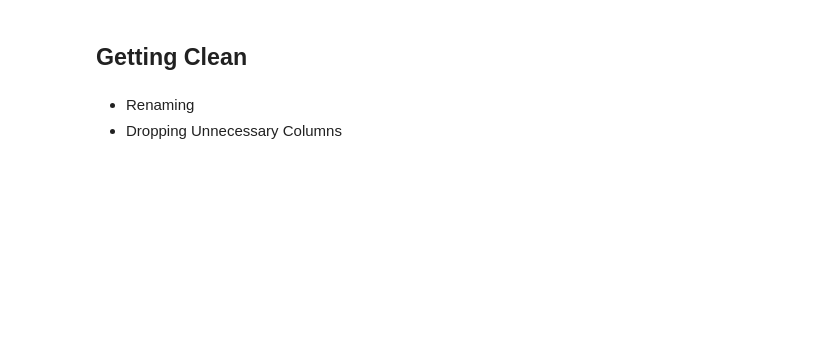
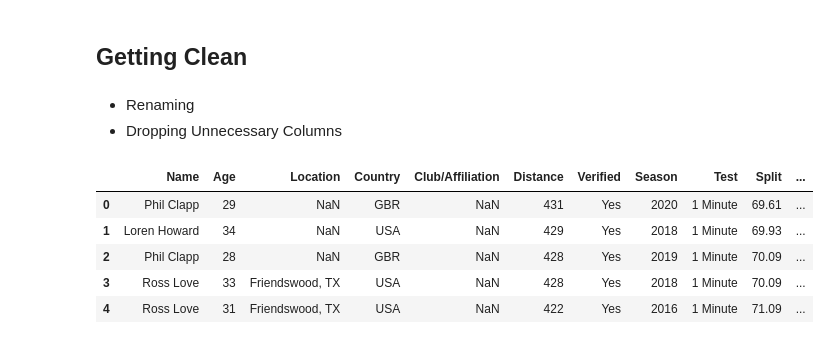
Before and after one commit to JohnShuford/FITDAT, a Jupyter notebook: Notebooks/Performance_Analysis.ipynb, the cells around one changed output. Drawn from its saved outputs; the diff is of its cells as text; code cells hidden in the pictures; blank space fills up the shorter version.

Commit message:
finishing the cleaning of the data

```diff
--- a/Notebooks/Performance_Analysis.ipynb
+++ b/Notebooks/Performance_Analysis.ipynb
@@ -12,19 +11,19 @@ import plotly.express as px
 ### CSV's
 # %%
 #import the csvs
-onemin_df = pd.read_csv('../CSVs/1min.csv')
-fourmin_df = pd.read_csv('../CSVs/4min.csv')
-thirtymin_df = pd.read_csv('../CSVs/30min.csv')
-sixtymin_df = pd.read_csv('../CSVs/60min.csv')
-onehun_df = pd.read_csv('../CSVs/100m.csv')
-fivehun_df = pd.read_csv('../CSVs/500m.csv')
-onek_df = pd.read_csv('../CSVs/1000m.csv')
-twok_df = pd.read_csv('../CSVs/2000m.csv')
-fivek_df = pd.read_csv('../CSVs/5000m.csv')
-sixk_df = pd.read_csv('../CSVs/6000m.csv')
-tenk_df = pd.read_csv('../CSVs/10000m.csv')
-halfmarathon_df = pd.read_csv('../CSVs/HalfMarathon.csv')
-marathon_df = pd.read_csv('../CSVs/Marathon.csv')
+onemin_df = pd.read_csv('../CSVs/scraped/1min.csv')
+fourmin_df = pd.read_csv('../CSVs/scraped/4min.csv')
+thirtymin_df = pd.read_csv('../CSVs/scraped/30min.csv')
+sixtymin_df = pd.read_csv('../CSVs/scraped/60min.csv')
+onehun_df = pd.read_csv('../CSVs/scraped/100m.csv')
+fivehun_df = pd.read_csv('../CSVs/scraped/500m.csv')
+onek_df = pd.read_csv('../CSVs/scraped/1000m.csv')
+twok_df = pd.read_csv('../CSVs/scraped/2000m.csv')
+fivek_df = pd.read_csv('../CSVs/scraped/5000m.csv')
+sixk_df = pd.read_csv('../CSVs/scraped/6000m.csv')
+tenk_df = pd.read_csv('../CSVs/scraped/10000m.csv')
+halfmarathon_df = pd.read_csv('../CSVs/scraped/HalfMarathon.csv')
+marathon_df = pd.read_csv('../CSVs/scraped/Marathon.csv')
 # %% [markdown]
 ### Definging functions
 # %%
@@ -37,11 +36,13 @@ def mintosec (time):
 # %%
 def clean_forDistance (df, timeinsec, testname):
     df['Test'] = testname
-    df['Split'] = onemin_df['Distance'].apply(lambda x: round(500*(timeinsec/x),2))
-    df['Watts'] = onemin_df['Split'].apply(lambda x: round(2.8/(x/500)**3,2))
-    df = onemin_df.sort_values(by = ['Distance'], ascending=False)
-    df = onemin_df.reset_index()
-    df = onemin_df.drop(columns=['Unnamed: 0', 'Pos.', 'Type'])
+    df = df[df['Distance'] != 0]
+    df['Split'] = df['Distance'].apply(lambda x: round(500*(timeinsec/x),2))
+    df['Watts'] = df['Split'].apply(lambda x: round(2.8/(x/500)**3,2))
+    df = df.sort_values(by = ['Distance'], ascending=False)
+    df = df.reset_index()
+    df = df.drop(columns=['Unnamed: 0', 'Pos.', 'Type', 'index'])
+    df.to_csv(f'../CSVs/cleaned/{testname}.csv', index = False)
     return df
 # %%
 def clean_forTime (df, distance, testname):
@@ -68,3 +66,11 @@ print(split_watts_timedtest(422, 60))
 - Dropping Unnecessary Columns
 # %%
 onemin_clean = clean_forDistance(onemin_df, 60, '1 Minute')
+onemin_clean.head()
+# %% [output]
+|  | Name | Age | Location | Country | Club/Affiliation | Distance | Verified | Season | Test | Split | ... |
+| 0 | Phil Clapp | 29 | NaN | GBR | NaN | 431 | Yes | 2020 | 1 Minute | 69.61 | ... |
+| 1 | Loren Howard | 34 | NaN | USA | NaN | 429 | Yes | 2018 | 1 Minute | 69.93 | ... |
+| 2 | Phil Clapp | 28 | NaN | GBR | NaN | 428 | Yes | 2019 | 1 Minute | 70.09 | ... |
+| 3 | Ross Love | 33 | Friendswood, TX | USA | NaN | 428 | Yes | 2018 | 1 Minute | 70.09 | ... |
+| 4 | Ross Love | 31 | Friendswood, TX | USA | NaN | 422 | Yes | 2016 | 1 Minute | 71.09 | ... |
```
Also changed, not shown: parts of 38 cells of this notebook, 39 other files.
